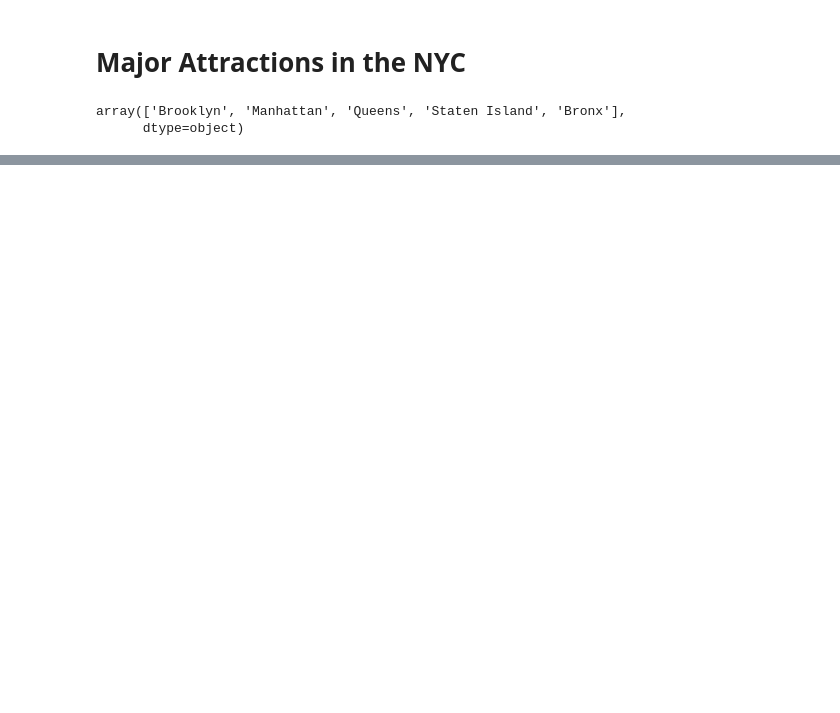
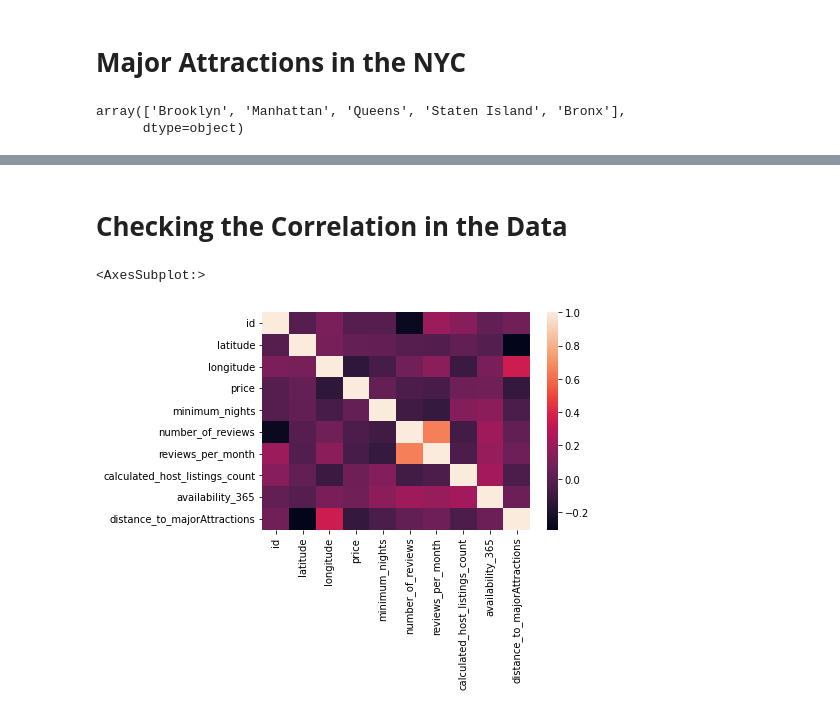
Before and after one commit to KunalSharma2001/Data-Analysis-Projects, a Jupyter notebook: NYC_Airbnb_DataAnalysis.ipynb, the cells around one changed output, grey strips where cells are left out. Drawn from its saved outputs; the diff is of its cells as text; code cells hidden in the pictures; blank space fills up the shorter version.

```diff
--- a/NYC_Airbnb_DataAnalysis.ipynb
+++ b/NYC_Airbnb_DataAnalysis.ipynb
@@ -327,0 +326,17 @@ Bronx: Bronx Zoo
+# %%
+# Entering the coordinated of the famous attractions
+brooklyn_bridge = (40.706001,-73.997002)
+central_park = (40.769361,-73.977655)
+citi_field = (40.75416365,-73.84082997)
+staten_island_ferry = (40.643333,-74.074167)
+bronx_zoo = (40.852905,-73.872971)
+# %%
+# Dictionary with place and neighbour hood attractions
+locations = {'Brooklyn':"Brooklyn Bridge", 'Manhattan':"Central Park", 'Staten Island':"St.George's  Ferry Terminal", 'Queens':"Citi Field", 'Bronx':"Bronx Zoo"}
+
+# Dictionary with neighbourhood and coordinates
+coordinates = {'Brooklyn':brooklyn_bridge, 'Manhattan':central_park, 'Queens':citi_field, 'Bronx':bronx_zoo, 'Staten Island':staten_island_ferry}
+
+# mapping locations witht the coordinates
+nyc_logs['major_attractions'] = nyc_logs['neighbourhood_group'].map(locations)
+nyc_logs['major_attractions_coordinates'] = nyc_logs['neighbourhood_group'].map(coordinates)
@@ -327,0 +355,20 @@ Bronx: Bronx Zoo
+# %%
+#haversine can calculate the distance (in various units) between two points on Earth using their latitude and longitude.
+
+
+# We use the lambda function to apply haversine to calculate the distance to central park from each listing in Miles
+# The default units for haversine are Km but we have set it to Miles here
+# x.listing_coordinates and x.major_attraction_coordinates represent the coordinates of the listing location and the major attraction
+# nyc_df['distance_to_major_attractions'] = nyc_df.apply(lambda x: haversine(x.listing_coordinates,x.major_attraction_coordinates,unit=Unit.MILES), axis = 1)
+
+nyc_logs['distance_to_majorAttractions'] = nyc_logs.apply(lambda x : haversine(x.listing_coordinates, x.major_attractions_coordinates ,unit=Unit.MILES), axis = 1)
+
+# Rounding the values for easynes
+nyc_logs['distance_to_majorAttractions'] = nyc_logs['distance_to_majorAttractions'].round(2)
+# %% [markdown]
+# **Checking the Correlation in the Data**
+# %%
+sns.heatmap(nyc_logs.corr())
+# %% [output]
+<AxesSubplot:>
+[figure, added]
```
Also changed, not shown: parts of 22 cells of this notebook.
